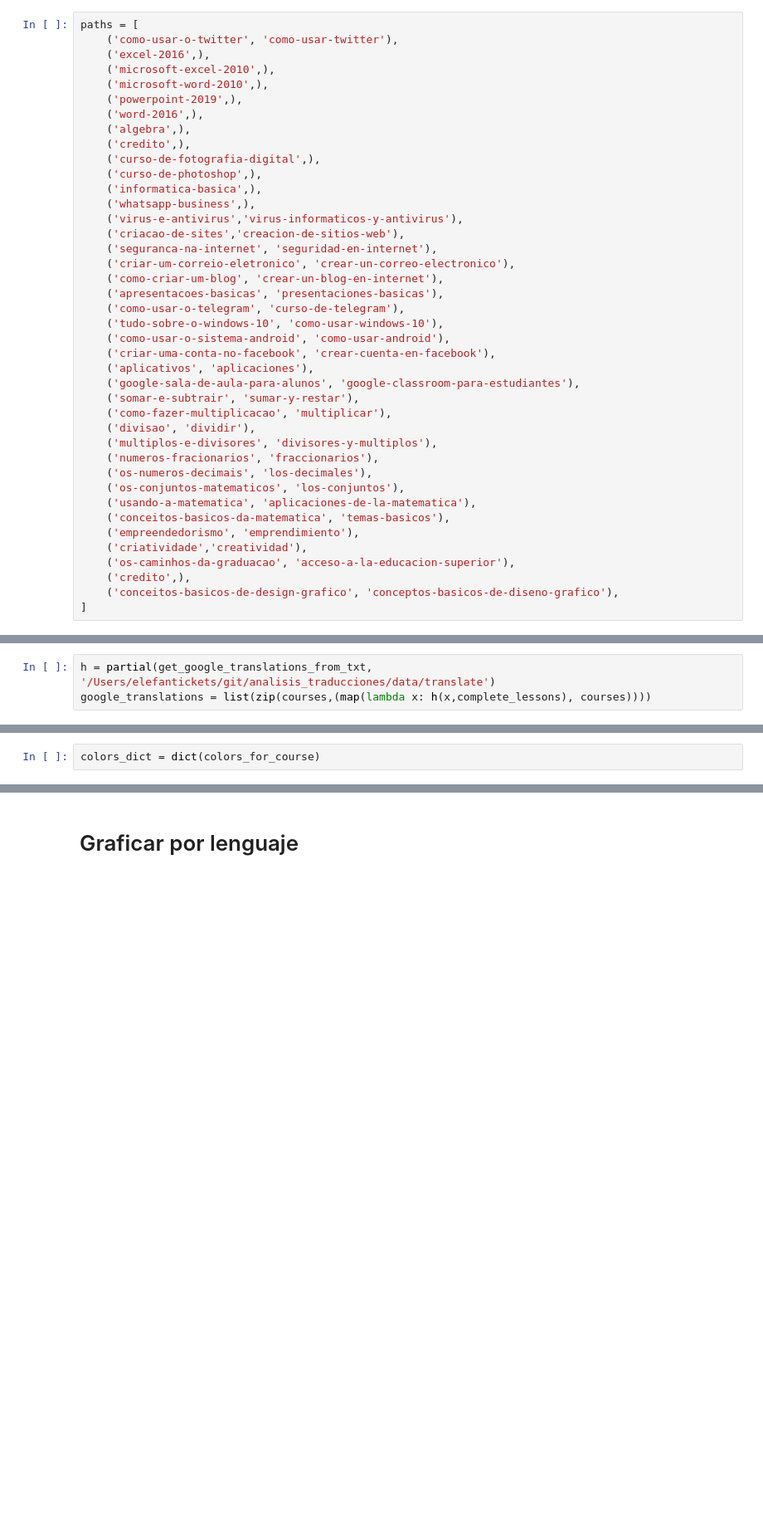
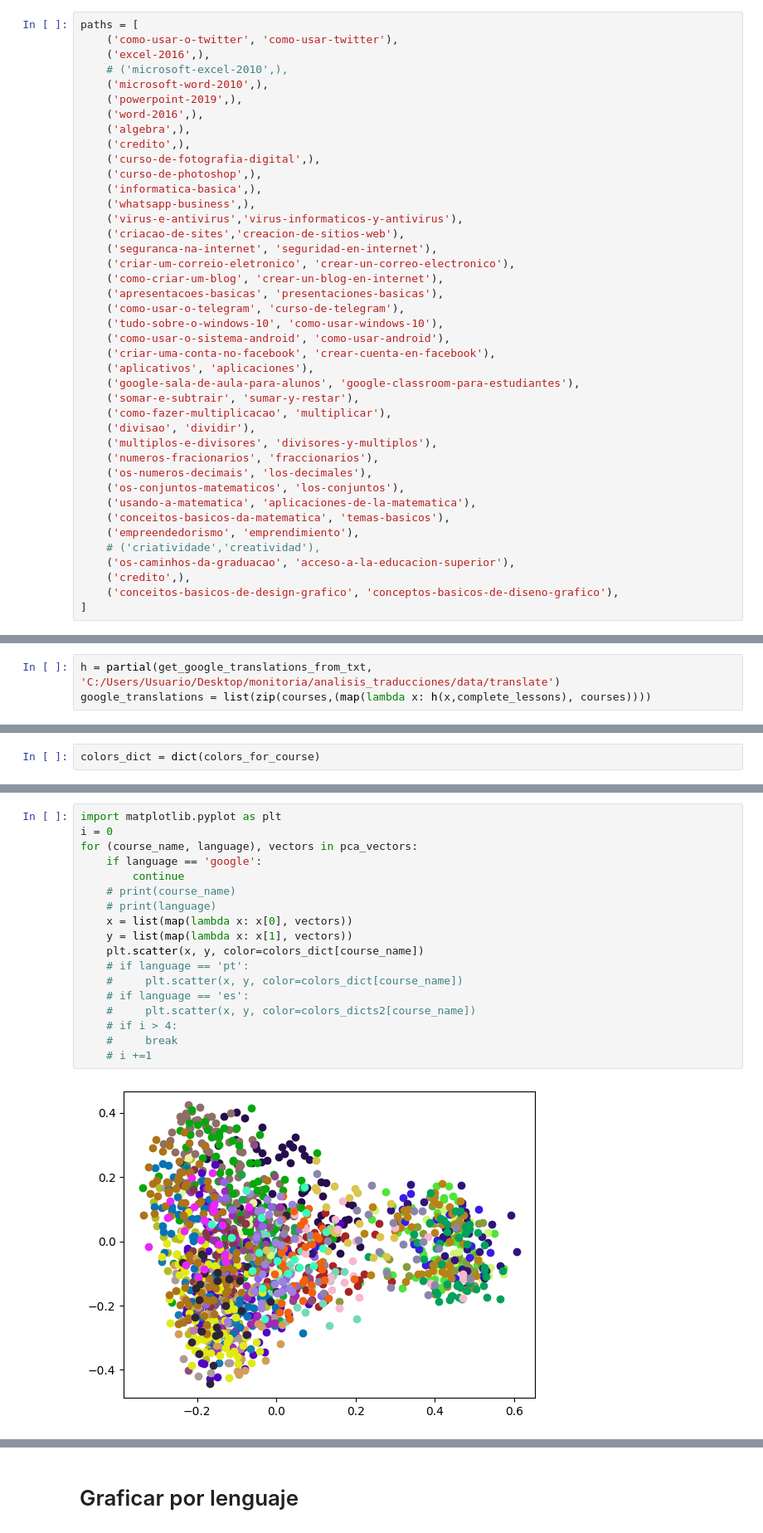
Before and after one commit to jcsanguino10/analisis_traducciones, a Jupyter notebook: lessons_graph.ipynb, the cells around one changed output, grey strips where cells are left out. Shown: that part at 83% size. Cells and saved outputs as stored; diff of their text form; blank space fills up the shorter version.

```diff
--- a/lessons_graph.ipynb
+++ b/lessons_graph.ipynb
@@ -28,7 +28,7 @@ collection_tutorials = db['tutorial']
 paths = [
     ('como-usar-o-twitter', 'como-usar-twitter'),
     ('excel-2016',),
-    ('microsoft-excel-2010',),
+    # ('microsoft-excel-2010',),
     ('microsoft-word-2010',),
     ('powerpoint-2019',),
     ('word-2016',),
@@ -60,7 +60,7 @@ paths = [
     ('usando-a-matematica', 'aplicaciones-de-la-matematica'),
     ('conceitos-basicos-da-matematica', 'temas-basicos'),
     ('empreendedorismo', 'emprendimiento'),
-    ('criatividade','creatividad'),
+    # ('criatividade','creatividad'),
     ('os-caminhos-da-graduacao', 'acceso-a-la-educacion-superior'),
     ('credito',),
     ('conceitos-basicos-de-design-grafico', 'conceptos-basicos-de-diseno-grafico'),
@@ -78,7 +96,7 @@ def listdirs(path):
 # %% [markdown]
 # Get encodings (lesson level) with Google Translate Text Included
 # %%
-h = partial(get_google_translations_from_txt, '/Users/elefantickets/git/analisis_traducciones/data/translate')
+h = partial(get_google_translations_from_txt, 'C:/Users/Usuario/Desktop/monitoria/analisis_traducciones/data/translate')
 google_translations = list(zip(courses,(map(lambda x: h(x,complete_lessons), courses))))
 # %%
 complete_lessons_encodings = reduce(lambda x, y: x | y, map(lambda x: encode_course_by_lesson(complete_lessons, x[0],'multi-qa-distilbert-cos-v1',x[1]),google_translations), dict())
@@ -123,0 +160,20 @@ colors_dict = dict(colors_for_course)
+# %%
+import matplotlib.pyplot as plt
+i = 0
+for (course_name, language), vectors in pca_vectors:
+    if language == 'google':
+        continue
+    # print(course_name)
+    # print(language)
+    x = list(map(lambda x: x[0], vectors))
+    y = list(map(lambda x: x[1], vectors))
+    plt.scatter(x, y, color=colors_dict[course_name])
+    # if language == 'pt':
+    #     plt.scatter(x, y, color=colors_dict[course_name])
+    # if language == 'es':
+    #     plt.scatter(x, y, color=colors_dicts2[course_name])
+    # if i > 4:
+    #     break
+    # i +=1
+# %% [output]
+[figure, added]
```
Also changed, not shown: parts of 14 cells of this notebook, 5 other files.
